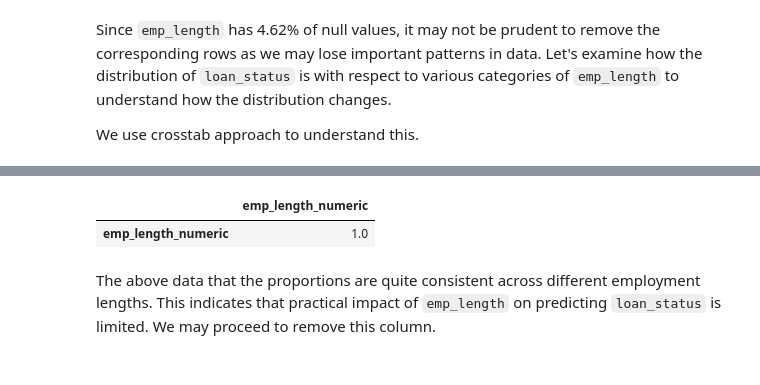
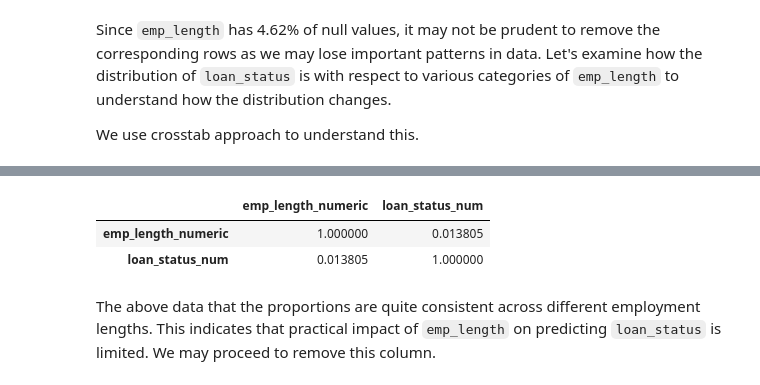
Before and after one commit to botchavs/capstone, a Jupyter notebook: Capstone_working.ipynb, the cells around one changed output, grey strips where cells are left out. Saved outputs shown, nothing was run; the diff lists cells and outputs as text; code cells hidden in the pictures.

```diff
--- a/Capstone_working.ipynb
+++ b/Capstone_working.ipynb
@@ -330,10 +336,11 @@ raw_df['emp_length_numeric'] = raw_df['emp_length'].map({
 # %%
 #  Check correlation between emp_length_numeric','emp_length'
 
-raw_df[['emp_length_numeric','loan_status']].corr()
+raw_df[['emp_length_numeric','loan_status_num']].corr()
 # %% [output]
-|  | emp_length_numeric |
-| emp_length_numeric | 1.0 |
+|  | emp_length_numeric | loan_status_num |
+| emp_length_numeric | 1.000000 | 0.013805 |
+| loan_status_num | 0.013805 | 1.000000 |
 # %%
 # Drop columns emp_length_numeric','emp_length'
 raw_df = raw_df.drop(columns = ['emp_length_numeric','emp_length'])
```
Also changed, not shown: parts of 61 cells of this notebook.
